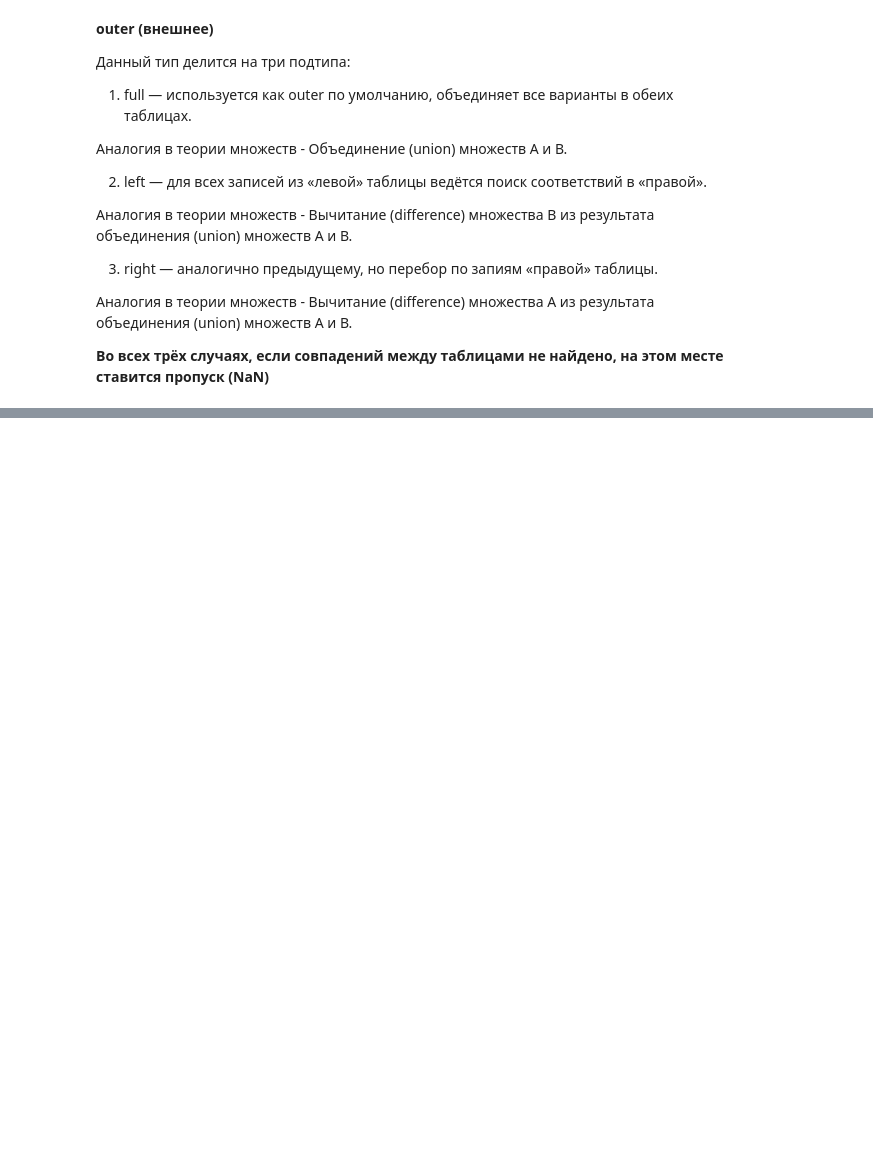
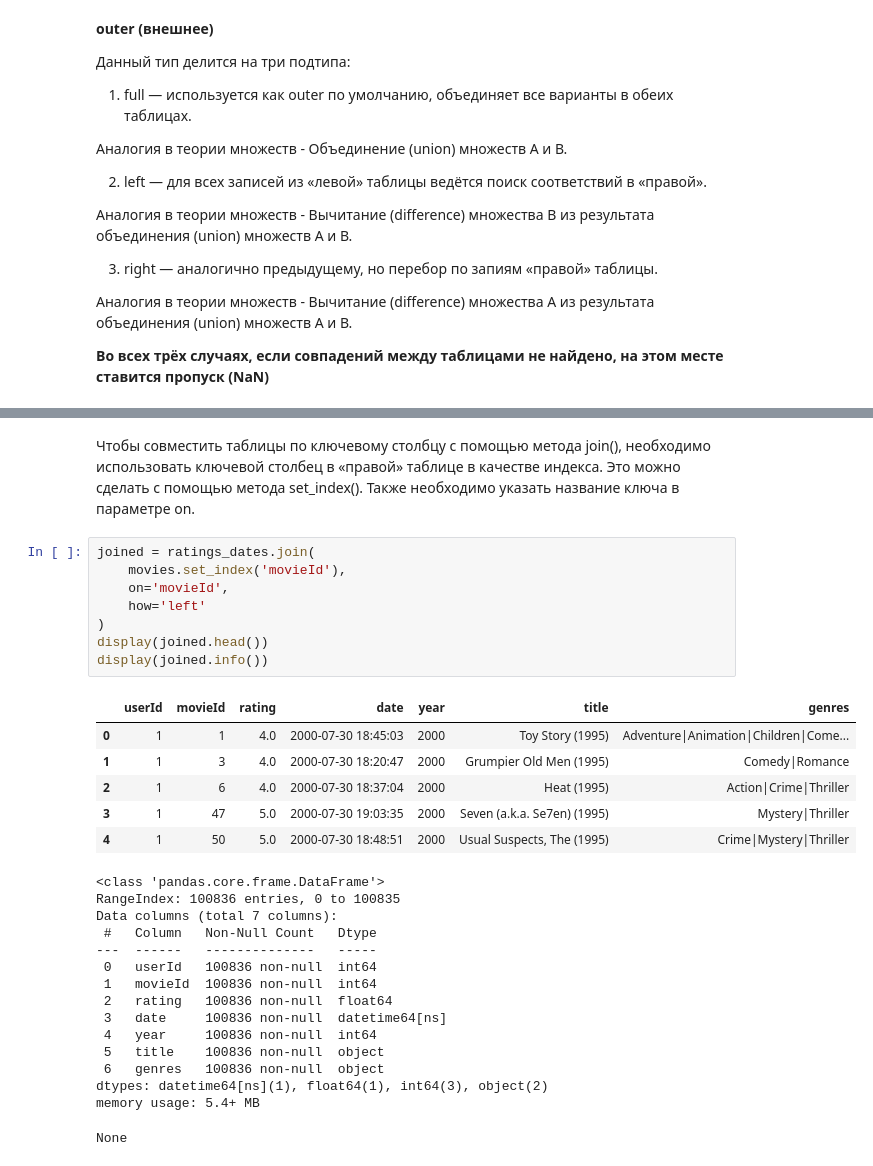
Before and after one commit to GalaFedorova/SkillFactory2, a Jupyter notebook: SF_DST/Python-12/DST_union.ipynb, the cells around one changed output, grey strips where cells are left out. Cells and saved outputs as stored; diff of their text form; blank space fills up the shorter version.

```diff
--- a/SF_DST/Python-12/DST_union.ipynb
+++ b/SF_DST/Python-12/DST_union.ipynb
@@ -386,0 +452,35 @@ __Пример объединения__
+# %% [markdown]
+Чтобы совместить таблицы по ключевому столбцу с помощью метода join(),
+необходимо использовать ключевой столбец в «правой» таблице в качестве индекса.
+Это можно сделать с помощью метода set_index().
+Также необходимо указать название ключа в параметре on.
+# %%
+joined = ratings_dates.join(
+    movies.set_index('movieId'),
+    on='movieId',
+    how='left'
+)
+display(joined.head())
+display(joined.info())
+# %% [output]
+|  | userId | movieId | rating | date | year | title | genres |
+| 0 | 1 | 1 | 4.0 | 2000-07-30 18:45:03 | 2000 | Toy Story (1995) | Adventure|Animation|Children|Come... |
+| 1 | 1 | 3 | 4.0 | 2000-07-30 18:20:47 | 2000 | Grumpier Old Men (1995) | Comedy|Romance |
+| 2 | 1 | 6 | 4.0 | 2000-07-30 18:37:04 | 2000 | Heat (1995) | Action|Crime|Thriller |
+| 3 | 1 | 47 | 5.0 | 2000-07-30 19:03:35 | 2000 | Seven (a.k.a. Se7en) (1995) | Mystery|Thriller |
+| 4 | 1 | 50 | 5.0 | 2000-07-30 18:48:51 | 2000 | Usual Suspects, The (1995) | Crime|Mystery|Thriller |
+<class 'pandas.core.frame.DataFrame'>
+RangeIndex: 100836 entries, 0 to 100835
+Data columns (total 7 columns):
+ #   Column   Non-Null Count   Dtype
+---  ------   --------------   -----
+ 0   userId   100836 non-null  int64
+ 1   movieId  100836 non-null  int64
+ 2   rating   100836 non-null  float64
+ 3   date     100836 non-null  datetime64[ns]
+ 4   year     100836 non-null  int64
+ 5   title    100836 non-null  object
+ 6   genres   100836 non-null  object
+dtypes: datetime64[ns](1), float64(1), int64(3), object(2)
+memory usage: 5.4+ MB
+None
```
Also changed, not shown: parts of 14 cells of this notebook, 1 other file.
